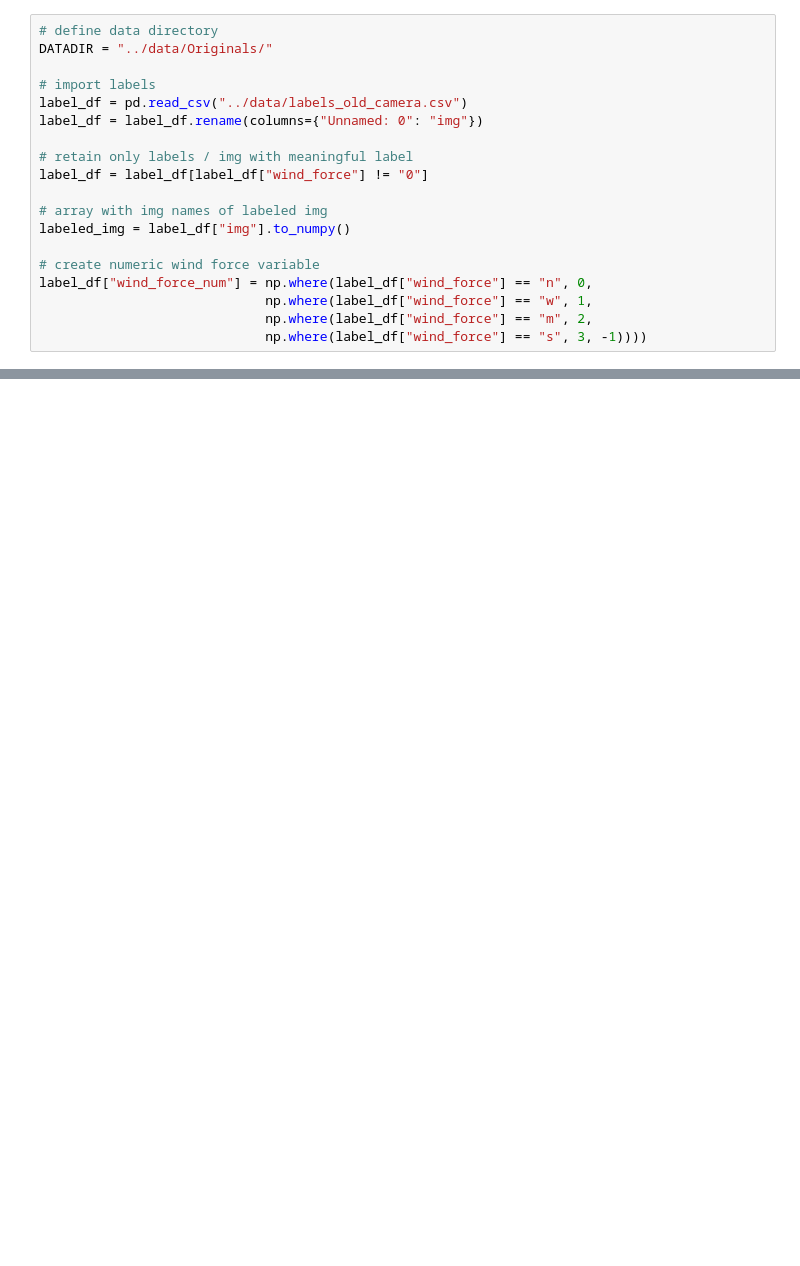
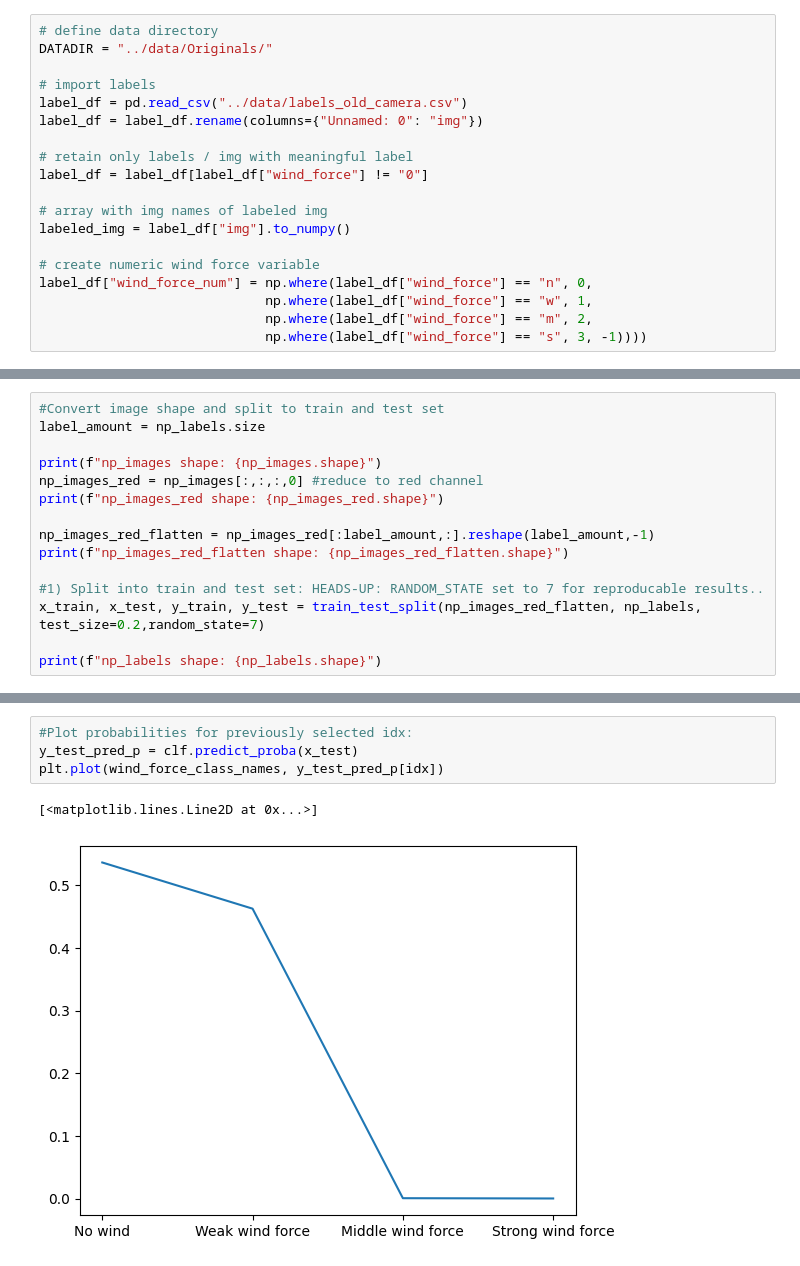
Before and after one commit to jonasbuechi/moentschele_project, a Jupyter notebook: scripts/modeling.ipynb, the cells around one changed output, grey strips where cells are left out. Cells and saved outputs as stored; diff of their text form; blank space fills up the shorter version.

```diff
--- a/scripts/modeling.ipynb
+++ b/scripts/modeling.ipynb
@@ -72,0 +130,15 @@ y_train = np.array(train_labels)
+# %%
+#Convert image shape and split to train and test set
+label_amount = np_labels.size
+
+print(f"np_images shape: {np_images.shape}")
+np_images_red = np_images[:,:,:,0] #reduce to red channel
+print(f"np_images_red shape: {np_images_red.shape}")
+
+np_images_red_flatten = np_images_red[:label_amount,:].reshape(label_amount,-1)
+print(f"np_images_red_flatten shape: {np_images_red_flatten.shape}")
+
+#1) Split into train and test set: HEADS-UP: RANDOM_STATE set to 7 for reproducable results..
+x_train, x_test, y_train, y_test = train_test_split(np_images_red_flatten, np_labels, test_size=0.2,random_state=7)
+
+print(f"np_labels shape: {np_labels.shape}")
@@ -72,0 +195,7 @@ y_train = np.array(train_labels)
+# %%
+#Plot probabilities for previously selected idx:
+y_test_pred_p = clf.predict_proba(x_test)
+plt.plot(wind_force_class_names, y_test_pred_p[idx])
+# %% [output]
+[<matplotlib.lines.Line2D at 0x...>]
+[figure, added]
```
Also changed, not shown: parts of 12 cells of this notebook.
